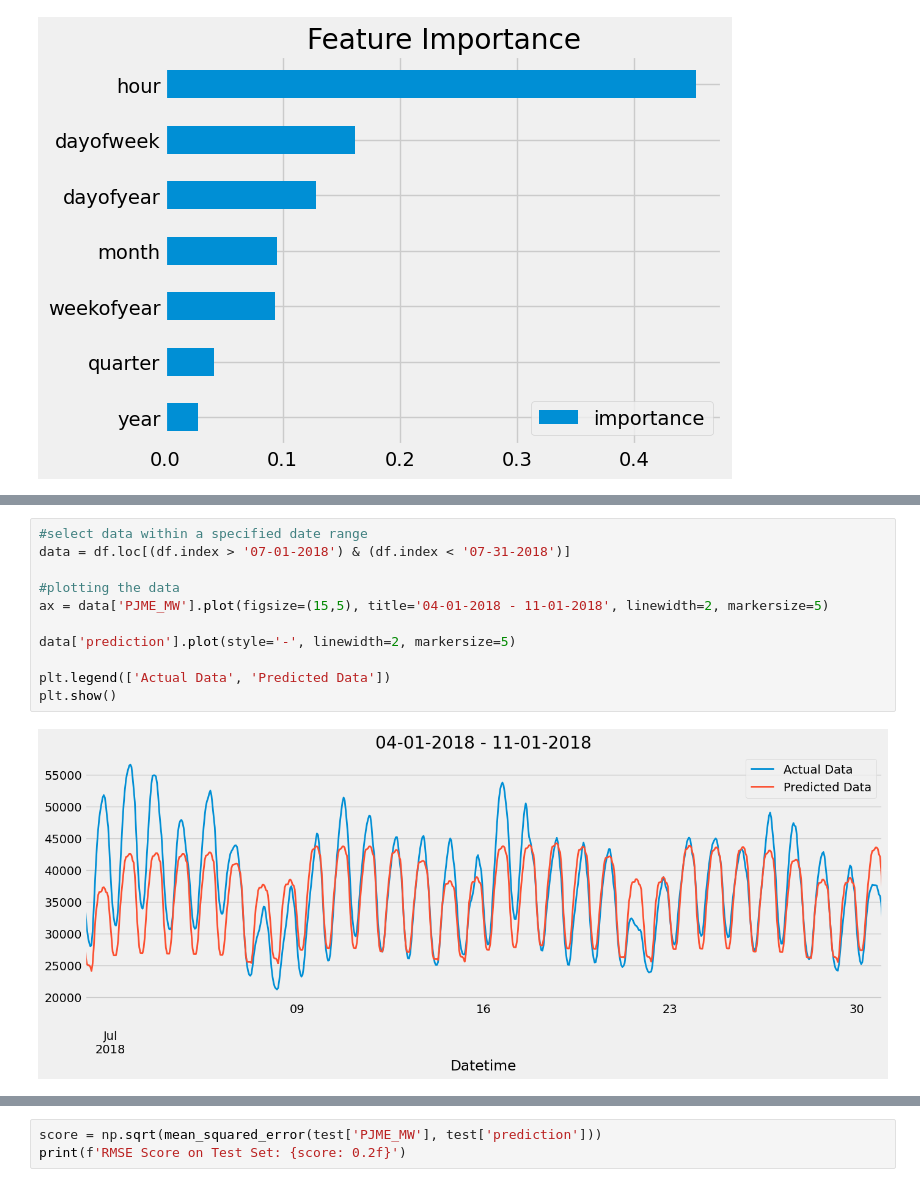
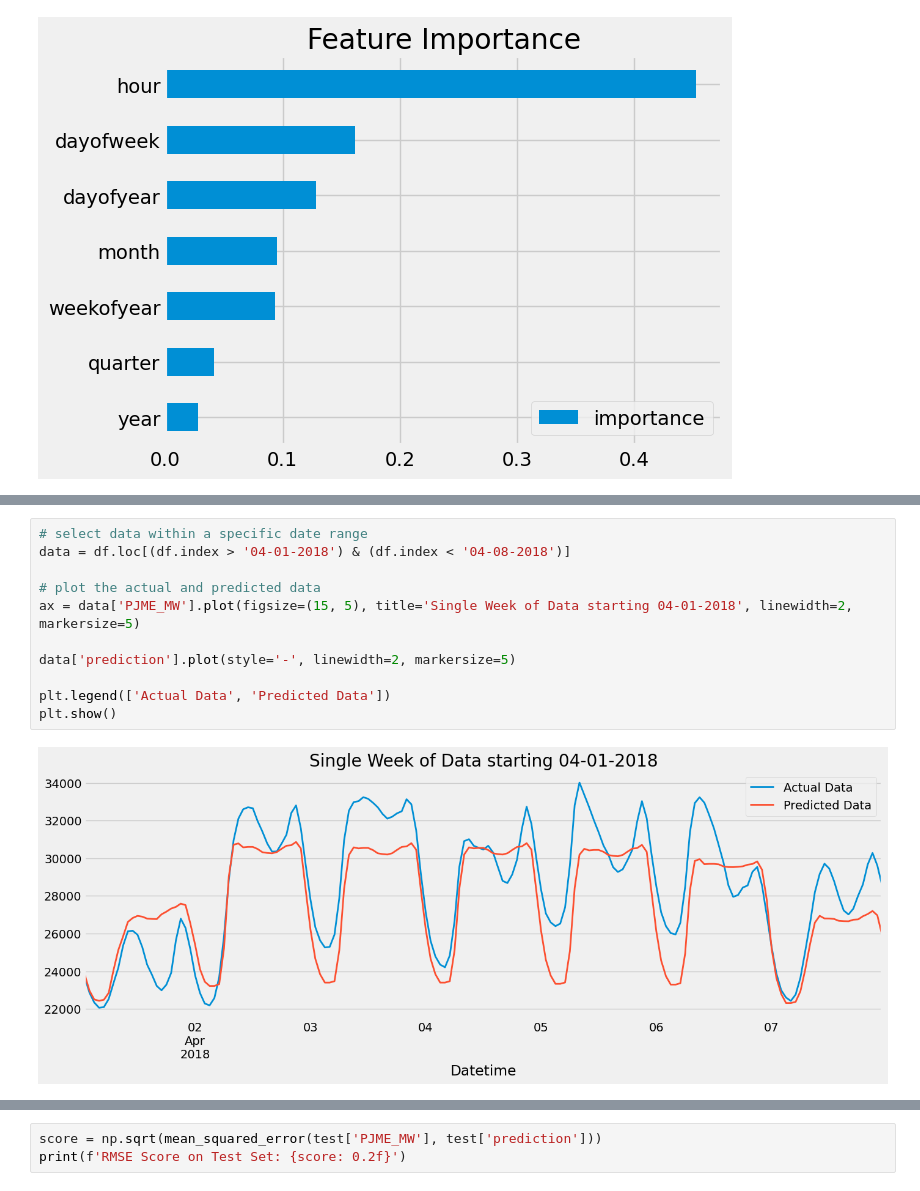
Before and after one commit to sambuddharay/time-series-xgb-regressor, a Jupyter notebook: Time_series_with_XGBoost.ipynb, the cells around one changed output, grey strips where cells are left out. Drawn from its saved outputs; the diff is of its cells as text.

```diff
--- a/Time_series_with_XGBoost.ipynb
+++ b/Time_series_with_XGBoost.ipynb
@@ -282,13 +285,13 @@ This warning will only be shown once.
 # %%
-#select data within a specified date range
-data = df.loc[(df.index > '07-01-2018') & (df.index < '07-31-2018')]
+# select data within a specific date range
+data = df.loc[(df.index > '04-01-2018') & (df.index < '04-08-2018')]
 
-#plotting the data
-ax = data['PJME_MW'].plot(figsize=(15,5), title='04-01-2018 - 11-01-2018', linewidth=2, markersize=5)
+# plot the actual and predicted data
+ax = data['PJME_MW'].plot(figsize=(15, 5), title='Single Week of Data starting 04-01-2018', linewidth=2, markersize=5)
 
 data['prediction'].plot(style='-', linewidth=2, markersize=5)
 
 plt.legend(['Actual Data', 'Predicted Data'])
 plt.show()
 # %% [output]
-[figure, old version]
+[figure, new version]
```
Also changed, not shown: parts of 5 cells of this notebook.
